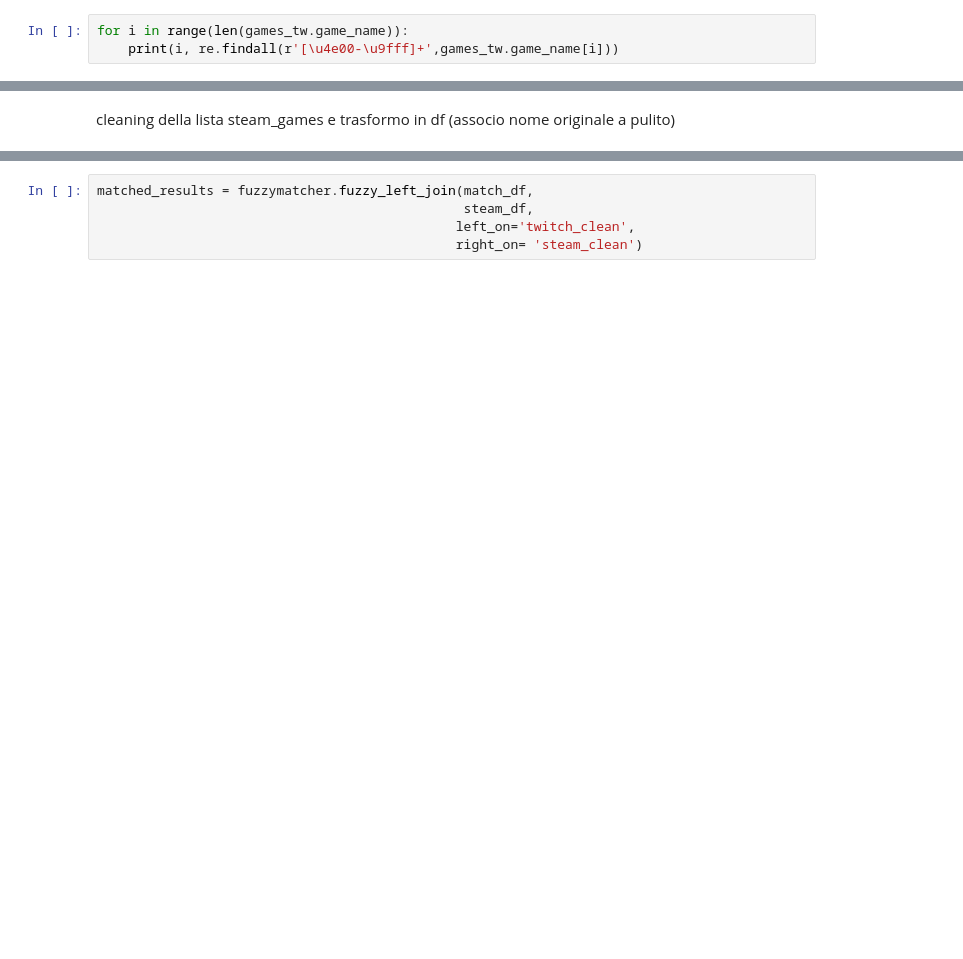
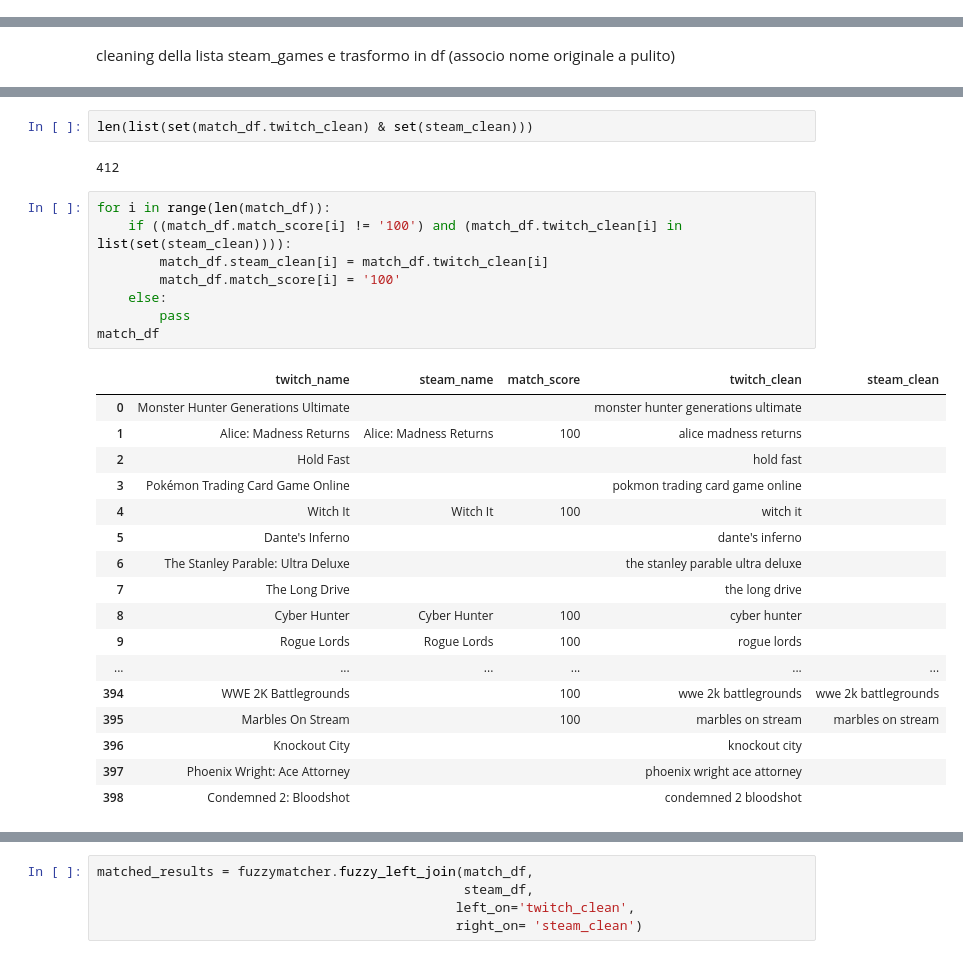
Before and after one commit to gianscuri/Italian_Twitch_Community_Graph_Database, a Jupyter notebook: DataProcessing/GamesDetails.ipynb, the cells around one changed output, grey strips where cells are left out. Drawn from its saved outputs; the diff is of its cells as text; blank space fills up the shorter version.

```diff
--- a/DataProcessing/GamesDetails.ipynb
+++ b/DataProcessing/GamesDetails.ipynb
@@ -156,3 +155,0 @@ match_df
-# %%
-for i in range(len(games_tw.game_name)):
-    print(i, re.findall(r'[\u4e00-\u9fff]+',games_tw.game_name[i]))
@@ -242,0 +250,30 @@ match_df
+# %%
+len(list(set(match_df.twitch_clean) & set(steam_clean)))
+# %% [output]
+412
+# %%
+for i in range(len(match_df)):
+    if ((match_df.match_score[i] != '100') and (match_df.twitch_clean[i] in list(set(steam_clean)))):
+        match_df.steam_clean[i] = match_df.twitch_clean[i]
+        match_df.match_score[i] = '100'
+    else:
+        pass
+match_df
+# %% [output]
+|  | twitch_name | steam_name | match_score | twitch_clean | steam_clean |
+| 0 | Monster Hunter Generations Ultimate |  |  | monster hunter generations ultimate |  |
+| 1 | Alice: Madness Returns | Alice: Madness Returns | 100 | alice madness returns |  |
+| 2 | Hold Fast |  |  | hold fast |  |
+| 3 | Pokémon Trading Card Game Online |  |  | pokmon trading card game online |  |
+| 4 | Witch It | Witch It | 100 | witch it |  |
+| 5 | Dante's Inferno |  |  | dante's inferno |  |
+| 6 | The Stanley Parable: Ultra Deluxe |  |  | the stanley parable ultra deluxe |  |
+| 7 | The Long Drive |  |  | the long drive |  |
+| 8 | Cyber Hunter | Cyber Hunter | 100 | cyber hunter |  |
+| 9 | Rogue Lords | Rogue Lords | 100 | rogue lords |  |
+| ... | ... | ... | ... | ... | ... |
+| 394 | WWE 2K Battlegrounds |  | 100 | wwe 2k battlegrounds | wwe 2k battlegrounds |
+| 395 | Marbles On Stream |  | 100 | marbles on stream | marbles on stream |
+| 396 | Knockout City |  |  | knockout city |  |
+| 397 | Phoenix Wright: Ace Attorney |  |  | phoenix wright ace attorney |  |
+| 398 | Condemned 2: Bloodshot |  |  | condemned 2 bloodshot |  |
```
Also changed, not shown: parts of 50 cells of this notebook, 3 other files.
